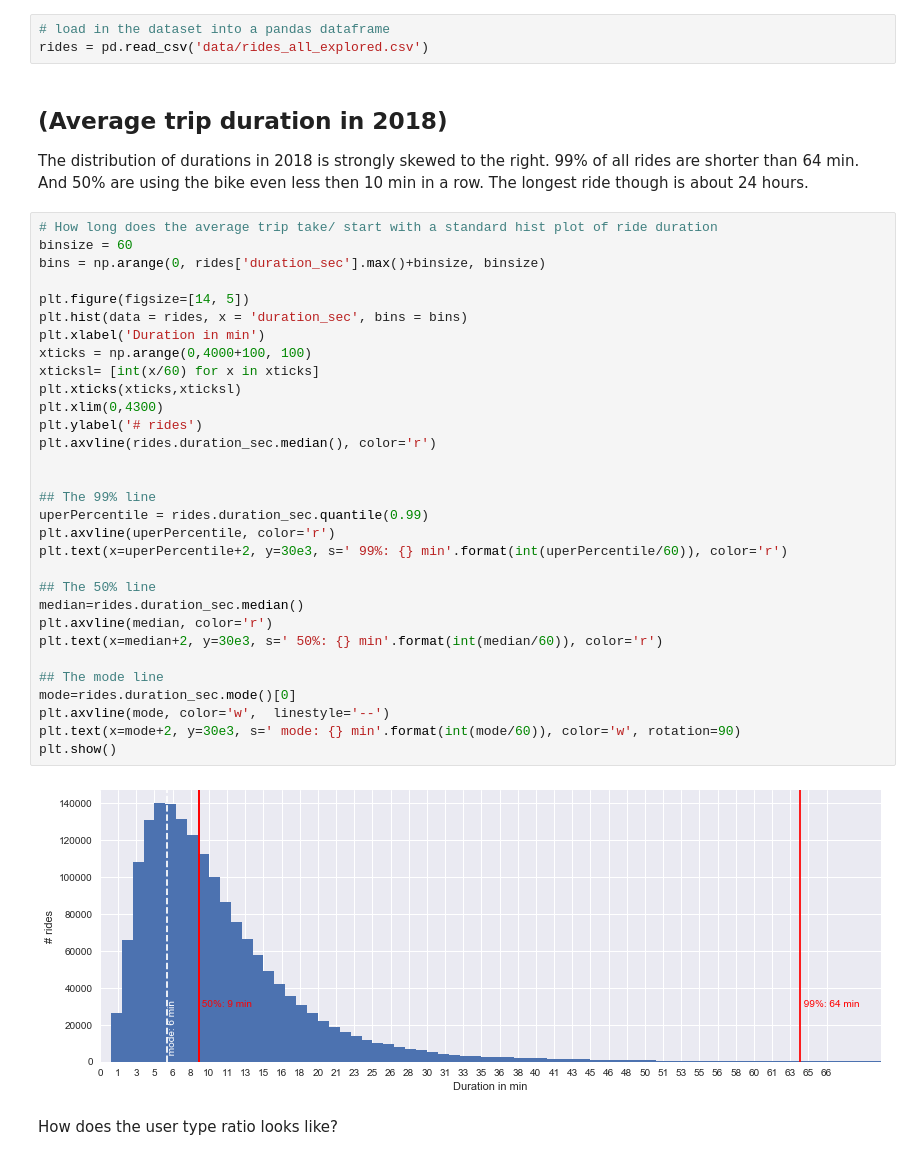
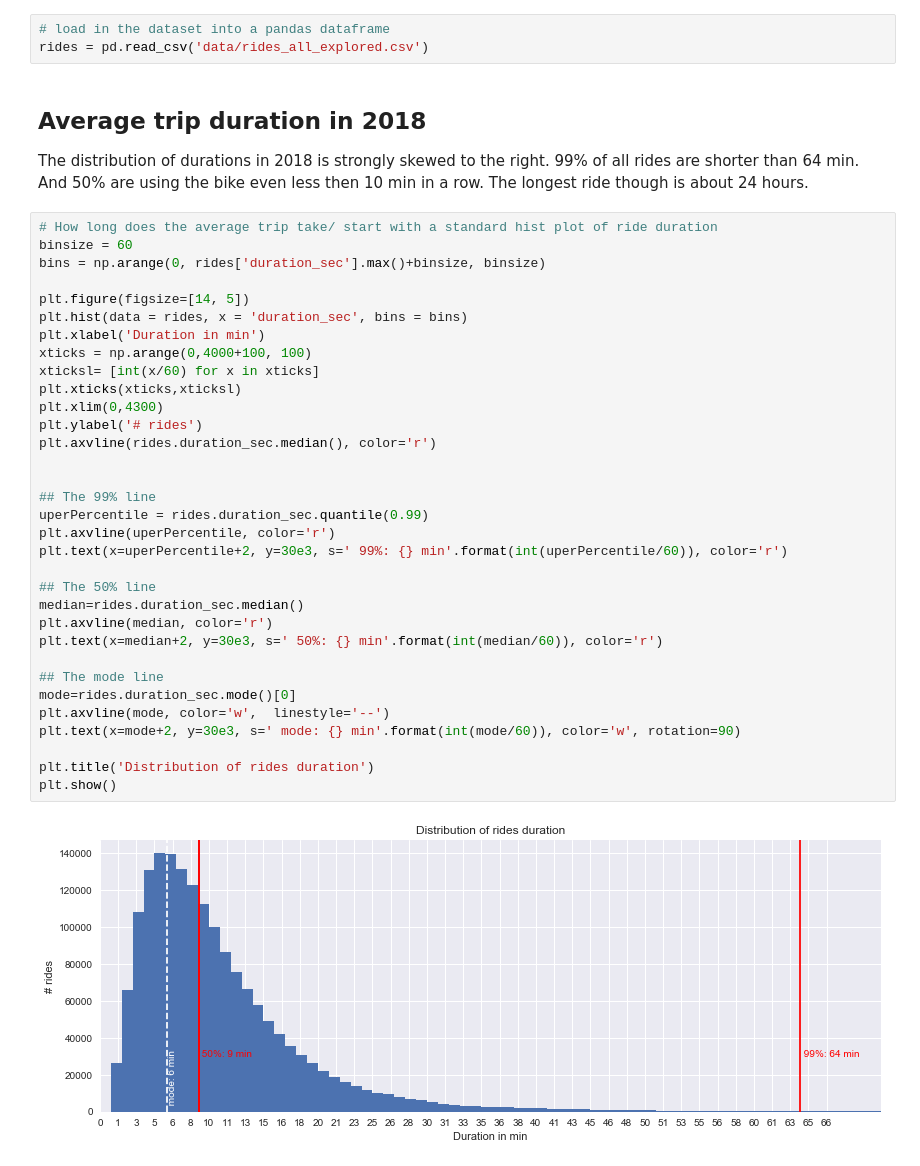
Before and after one commit to infoStunde/DAND-Project5, a Jupyter notebook: slide_deck_template.ipynb, the cells around one changed output. Saved outputs shown, nothing was run; the diff lists cells and outputs as text.

```diff
--- a/slide_deck_template.ipynb
+++ b/slide_deck_template.ipynb
@@ -65,7 +64,7 @@ warnings.simplefilter("ignore")
 # load in the dataset into a pandas dataframe
 rides = pd.read_csv('data/rides_all_explored.csv')
 # %% [markdown]
-## (Average trip duration in 2018)
+## Average trip duration in 2018
 
 The distribution of durations in 2018 is strongly skewed to the right. 99% of all rides are shorter than 64 min. And 50% are using the bike even less then 10 min in a row. The longest ride though is about 24 hours.
 # %%
@@ -73,33 +72,33 @@ The distribution of durations in 2018 is strongly skewed to the right. 99% of al
 binsize = 60
 bins = np.arange(0, rides['duration_sec'].max()+binsize, binsize)
 
 plt.figure(figsize=[14, 5])
 plt.hist(data = rides, x = 'duration_sec', bins = bins)
 plt.xlabel('Duration in min')
 xticks = np.arange(0,4000+100, 100)
 xticksl= [int(x/60) for x in xticks]
 plt.xticks(xticks,xticksl)
 plt.xlim(0,4300)
 plt.ylabel('# rides')
 plt.axvline(rides.duration_sec.median(), color='r')
 
 
 ## The 99% line
 uperPercentile = rides.duration_sec.quantile(0.99)
 plt.axvline(uperPercentile, color='r')
 plt.text(x=uperPercentile+2, y=30e3, s=' 99%: {} min'.format(int(uperPercentile/60)), color='r')
 
 ## The 50% line
 median=rides.duration_sec.median()
 plt.axvline(median, color='r')
 plt.text(x=median+2, y=30e3, s=' 50%: {} min'.format(int(median/60)), color='r')
 
 ## The mode line
 mode=rides.duration_sec.mode()[0]
 plt.axvline(mode, color='w',  linestyle='--')
 plt.text(x=mode+2, y=30e3, s=' mode: {} min'.format(int(mode/60)), color='w', rotation=90)
+
+plt.title('Distribution of rides duration')
 plt.show()
 # %% [output]
-[figure, old version]
+[figure, new version]
-# %% [markdown]
-How does the user type ratio looks like?
```
Also changed, not shown: parts of 17 cells of this notebook, 6 other files.
